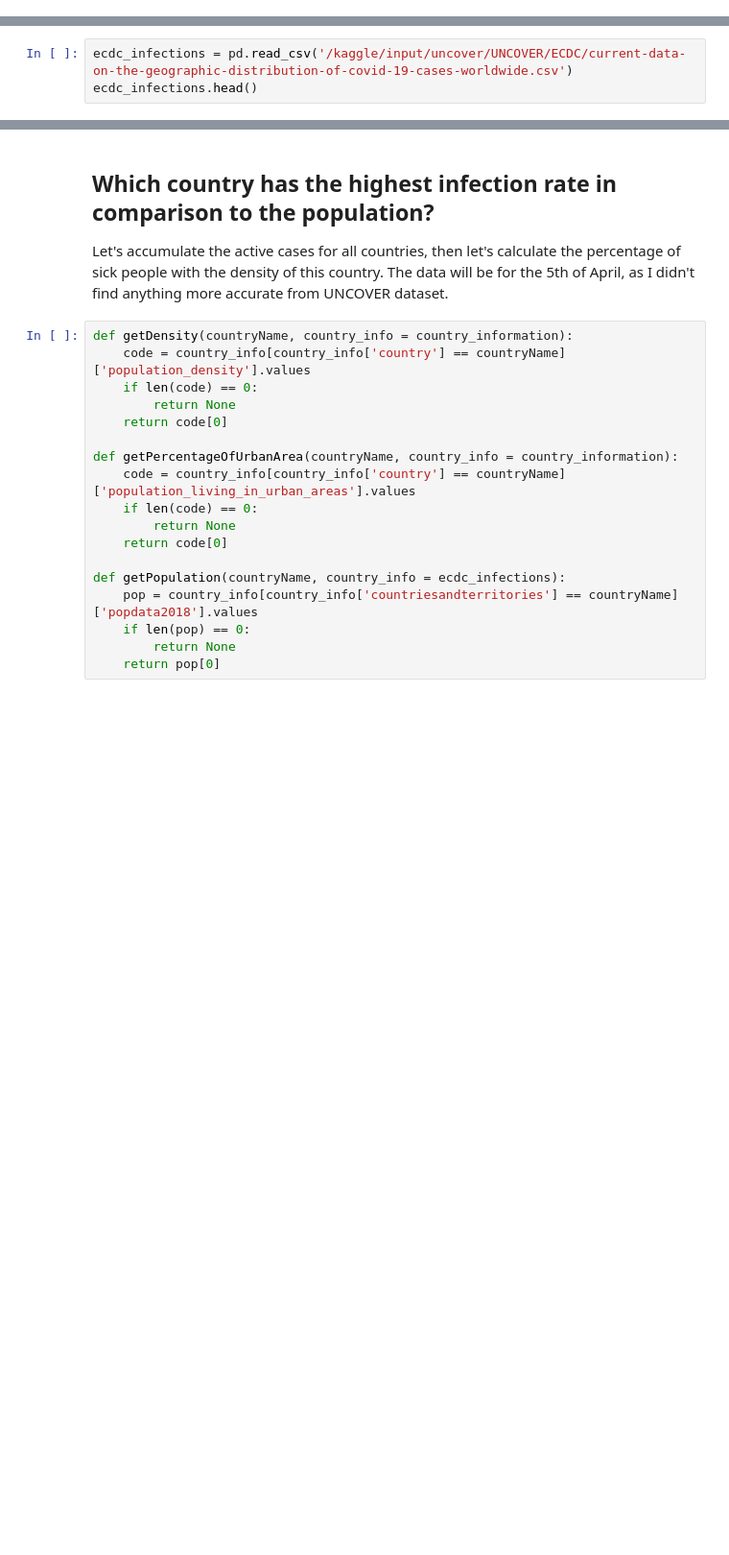
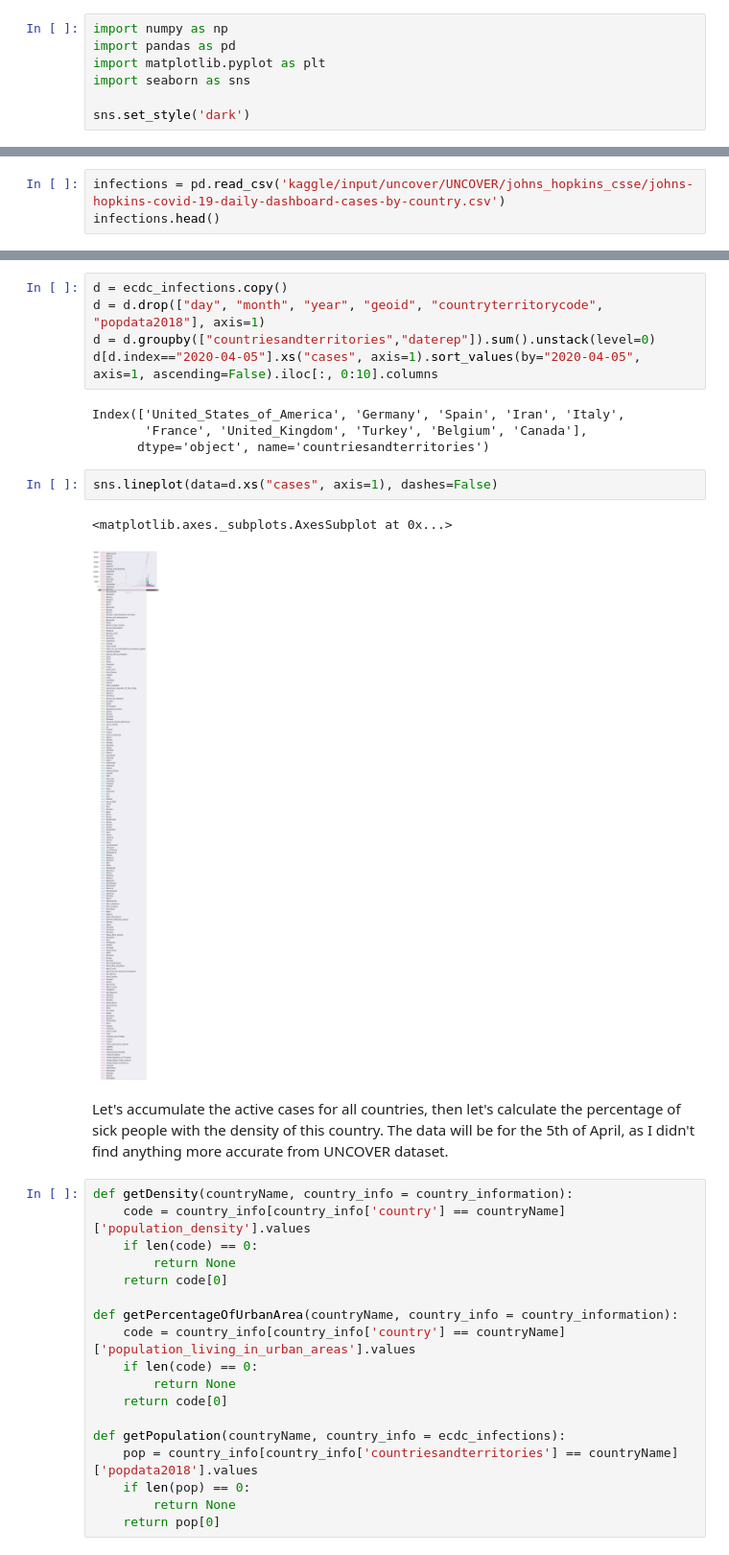
Before and after one commit to WernherVonData/Covid-19-Uncover-Challange, a Jupyter notebook: Be safe - who is in the biggest need of PPE.ipynb, the cells around one changed output, grey strips where cells are left out. Shown: that part at 96% size. Cells and saved outputs as stored; diff of their text form; blank space fills up the shorter version.

Commit message:
Working on the showing cases by top countries

```diff
--- a/Be safe - who is in the biggest need of PPE.ipynb
+++ b/Be safe - who is in the biggest need of PPE.ipynb
@@ -5 +16,8 @@ In the time of Coronavirus outbreak, as a fresh graduate of Data Science, I woul
+# %%
+import numpy as np
+import pandas as pd
+import matplotlib.pyplot as plt
+import seaborn as sns
+
+sns.set_style('dark')
 # %%
@@ -15,3 +45,3 @@ FileNotFoundError: [Errno 2] File /kaggle/input/uncover/UNCOVER/ECDC/current-dat
 # %%
-ecdc_infections = pd.read_csv('/kaggle/input/uncover/UNCOVER/ECDC/current-data-on-the-geographic-distribution-of-covid-19-cases-worldwide.csv')
-ecdc_infections.head()
+infections = pd.read_csv('kaggle/input/uncover/UNCOVER/johns_hopkins_csse/johns-hopkins-covid-19-daily-dashboard-cases-by-country.csv')
+infections.head()
@@ -29,6 +81,18 @@ tests.head()
+# %%
+d = ecdc_infections.copy()
+d = d.drop(["day", "month", "year", "geoid", "countryterritorycode", "popdata2018"], axis=1)
+d = d.groupby(["countriesandterritories","daterep"]).sum().unstack(level=0)
+d[d.index=="2020-04-05"].xs("cases", axis=1).sort_values(by="2020-04-05", axis=1, ascending=False).iloc[:, 0:10].columns
+# %% [output]
+Index(['United_States_of_America', 'Germany', 'Spain', 'Iran', 'Italy',
+       'France', 'United_Kingdom', 'Turkey', 'Belgium', 'Canada'],
+      dtype='object', name='countriesandterritories')
+# %%
+sns.lineplot(data=d.xs("cases", axis=1), dashes=False)
+# %% [output]
+<matplotlib.axes._subplots.AxesSubplot at 0x...>
+[figure, added]
 # %% [markdown]
-## Which country has the highest infection rate in comparison to the population?
-
 Let's accumulate the active cases for all countries, then let's calculate the percentage of sick people with the density of this country. The data will be for the 5th of April, as I didn't find anything more accurate from UNCOVER dataset.
 # %%
 def getDensity(countryName, country_info = country_information):
```
Also changed, not shown: parts of 16 cells of this notebook.
